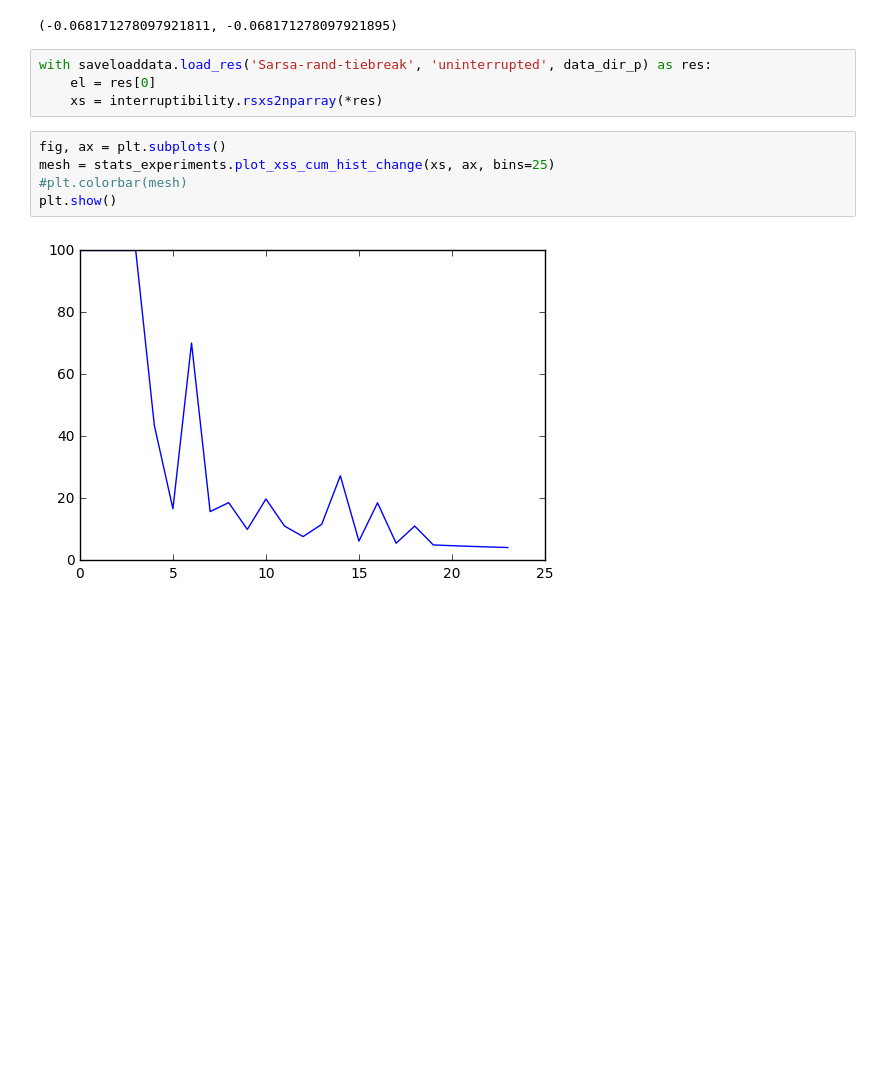
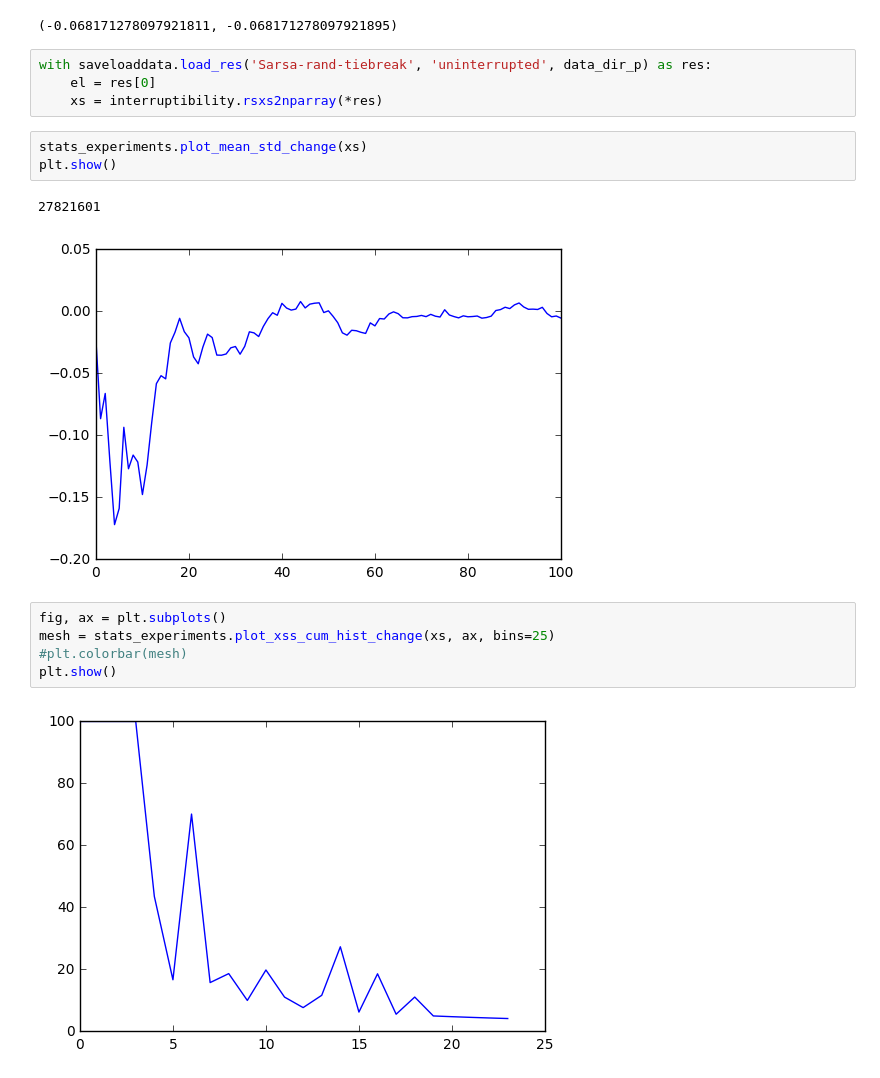
Before and after one commit to rmoehn/cartpole, a Jupyter notebook: notebooks/StatsExperiments.ipynb, the cells around one changed output. Cells and saved outputs as stored; diff of their text form; blank space fills up the shorter version.

```diff
--- a/notebooks/StatsExperiments.ipynb
+++ b/notebooks/StatsExperiments.ipynb
@@ -136,6 +132,12 @@ np.mean(before_cross.flatten()), np.mean(before_cross.compressed())
 with saveloaddata.load_res('Sarsa-rand-tiebreak', 'uninterrupted', data_dir_p) as res:
     el = res[0]
     xs = interruptibility.rsxs2nparray(*res)
+# %%
+stats_experiments.plot_mean_std_change(xs)
+plt.show()
+# %% [output]
+27821601
+[figure, added]
 # %%
 fig, ax = plt.subplots()
 mesh = stats_experiments.plot_xss_cum_hist_change(xs, ax, bins=25)
```
Also changed, not shown: parts of 9 cells of this notebook.
